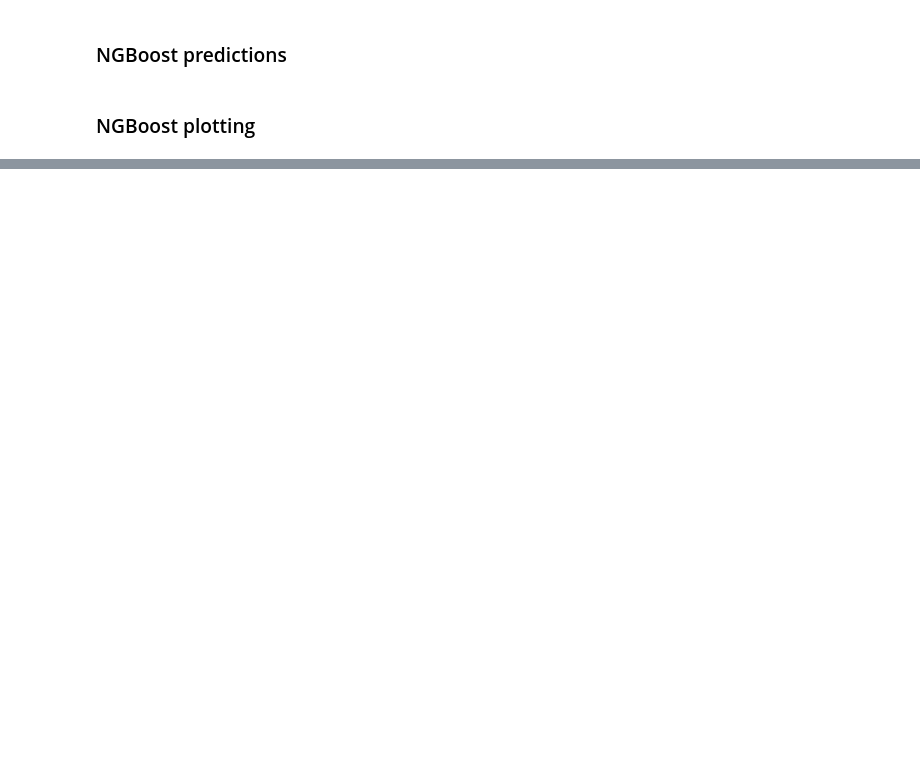
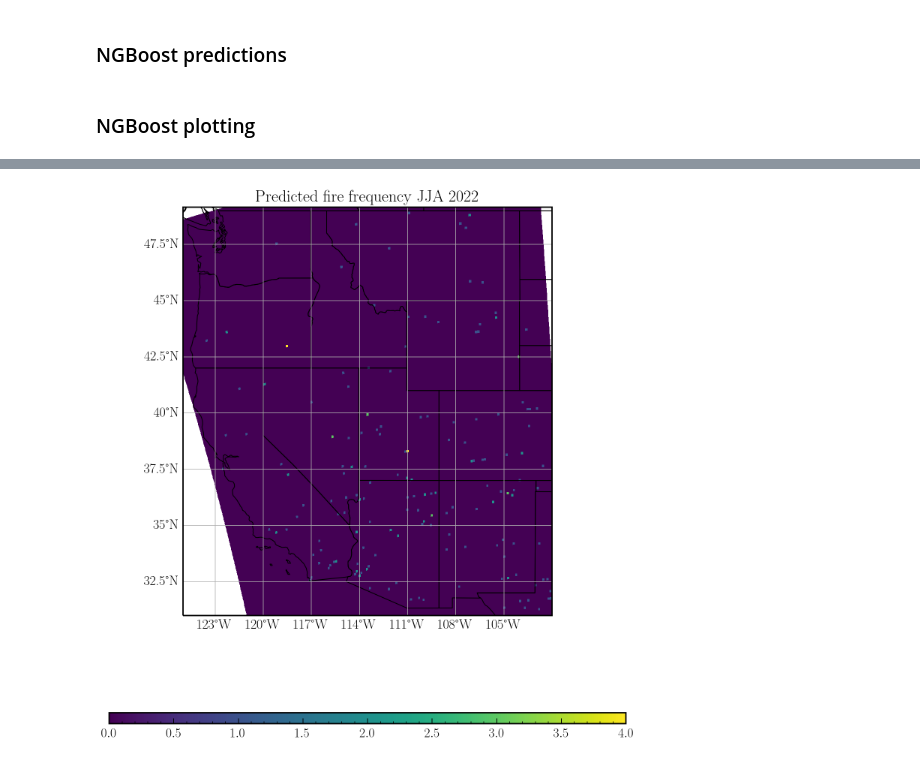
Before and after one commit to jtbuch/SEASFire, a Jupyter notebook: scripts/seas_climate_pred.ipynb, the cells around one changed output, grey strips where cells are left out. Cells and saved outputs as stored; diff of their text form; code cells hidden in the pictures; blank space fills up the shorter version.

```diff
--- a/scripts/seas_climate_pred.ipynb
+++ b/scripts/seas_climate_pred.ipynb
@@ -447,0 +614,46 @@ ax0.set_title(r'Predicted JJA 2022 uncertainty', fontsize= 22);
+# %%
+pred_loc_arr= loc_ind_func(freq_loc_df, mdn_mon_freq_df, X_pred_test_df, n_regs= 18, start_month= 461, final_month= 464)
+pd.DataFrame({'pred_loc': pred_loc_arr}).to_hdf('../sav_files/pred_ssf_loc_df_%s.h5'%freq_id, key= 'df', mode= 'w')
+# %%
+X_pred_ur_df['pred_fire_freq']= np.zeros_like(len(X_pred_ur_df))*np.nan
+for r in tqdm(range(18)):
+    X_pred_ur_df.loc[X_pred_ur_df.groupby('reg_indx').get_group(r+1).index, 'pred_fire_freq']= 0
+
+for ind in tqdm(np.hstack(pred_loc_arr)):
+    X_pred_ur_df.loc[ind, 'pred_fire_freq']+=1
+# %%
+pred_freq_xarr= xarray.DataArray(data= X_pred_ur_df['pred_fire_freq'].to_numpy().reshape(3, 208, 155),
+        dims=["month", "Y", "X"],
+        coords=dict(
+            X=(["X"], np.linspace(-2349250, -501250, 155)),
+            Y=(["Y"], np.linspace(3166500, 682500, 208)),
+            time= (["month"], np.linspace(0, 2, 3, dtype= np.int64)),),)
+# %%
+lat_long_fire_grid= coord_transform(pred_freq_xarr['X'][:].data, pred_freq_xarr['Y'][:].data, input_crs= 'EPSG:5070', output_crs= 'EPSG:4326')
+# %%
+extent = [-125, -102, 31, 49]
+central_lon = np.mean(extent[:2])
+central_lat = np.mean(extent[2:])
+#colors= np.random.rand(14)
+
+fig= plt.figure(figsize=(18, 10))
+gs = fig.add_gridspec(2, 2)
+
+ax= fig.add_subplot(gs[0:2, 0:2], projection=ccrs.PlateCarree())
+ax.set_extent(extent);
+ax.add_feature(cfeature.LAND, edgecolor='black', facecolor= 'white');
+ax.add_feature(cfeature.STATES, edgecolor='black');
+
+CS= ax.pcolormesh(lat_long_fire_grid[1], lat_long_fire_grid[0], np.sum(pred_freq_xarr[:, :, :], axis= 0), cmap=plt.cm.viridis)
+cax= fig.add_axes([ax.get_position().x0,ax.get_position().y0 - 0.2, ax.get_position().width, 0.02])
+cbar= fig.colorbar(CS, cax= cax, orientation= 'horizontal', shrink= 0.7)
+
+gl= ax.gridlines(draw_labels=True);
+gl.xlabel_style = {'size': 18, 'color': 'black'}
+gl.ylabel_style = {'size': 18, 'color': 'black'}
+gl.top_labels = False
+gl.right_labels = False
+ax.set_aspect(1.4/1)
+ax.set_title(r'Predicted fire frequency JJA 2022', fontsize= 22);
+# %% [output]
+[figure, added]
```
Also changed, not shown: parts of 22 cells of this notebook, 1 other file.
